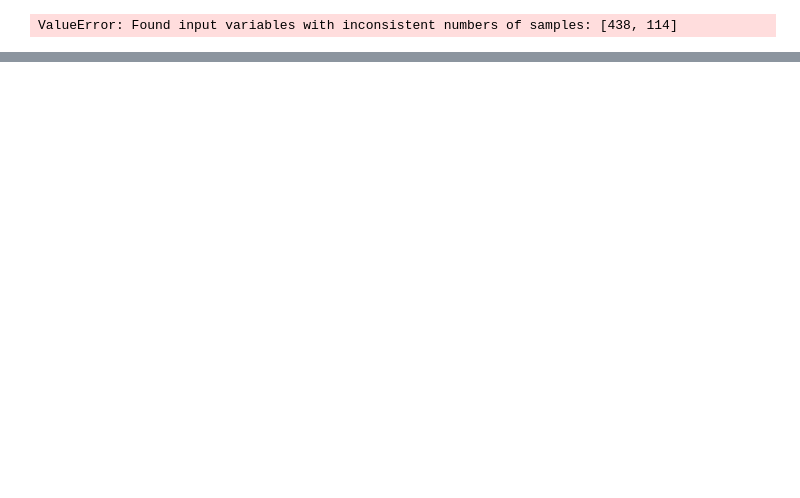
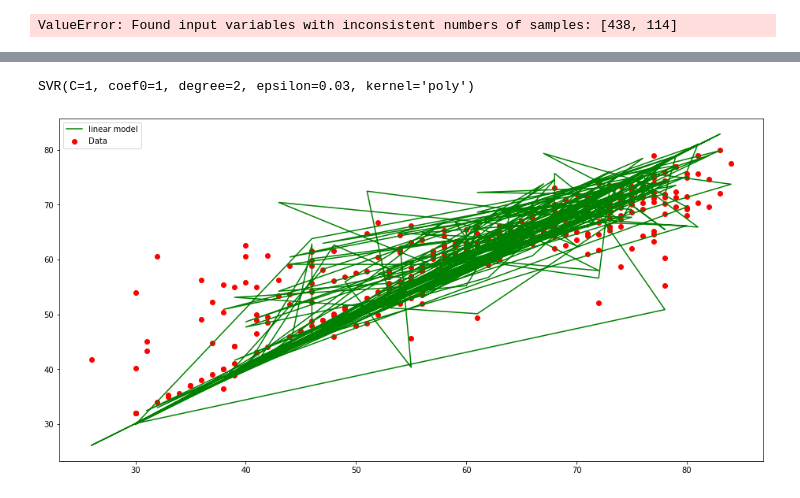
Before and after one commit to joebar200/CS986-final-final-, a Jupyter notebook: Clf - Decision Tree FinalFinal Joe Version .ipynb, the cells around one changed output, grey strips where cells are left out. Cells and saved outputs as stored; diff of their text form; code cells hidden in the pictures; blank space fills up the shorter version.

```diff
--- a/Clf - Decision Tree FinalFinal Joe Version .ipynb
+++ b/Clf - Decision Tree FinalFinal Joe Version .ipynb
@@ -609,0 +599,20 @@ ValueError: Found input variables with inconsistent numbers of samples: [438, 11
+# %%
+svr_rbf = SVR(kernel='rbf', C=3, gamma=0.04, epsilon=0.05)
+svr_rbf.fit(X_train_prepared, Y_train)
+
+svr_lin = SVR(kernel='linear', C=20, gamma='auto')
+svr_lin.fit(X_train_prepared, Y_train)
+
+svr_poly = SVR(kernel='poly', C=1, gamma='scale', degree=2, epsilon=0.03,
+               coef0=1)
+svr_poly.fit(X_train_prepared, Y_train)
+# %% [output]
+SVR(C=1, coef0=1, degree=2, epsilon=0.03, kernel='poly')
+# %%
+plt.figure(figsize=(16,8))
+plt.scatter(Y_train, spotify_poly_train_preds, color='red', label = 'Data')
+plt.plot(Y_train, svr_lin.predict(X_train_prepared), color='green', label='linear model')
+plt.legend()
+plt.show()
+# %% [output]
+[figure, added]
```
Also changed, not shown: parts of 20 cells of this notebook.
